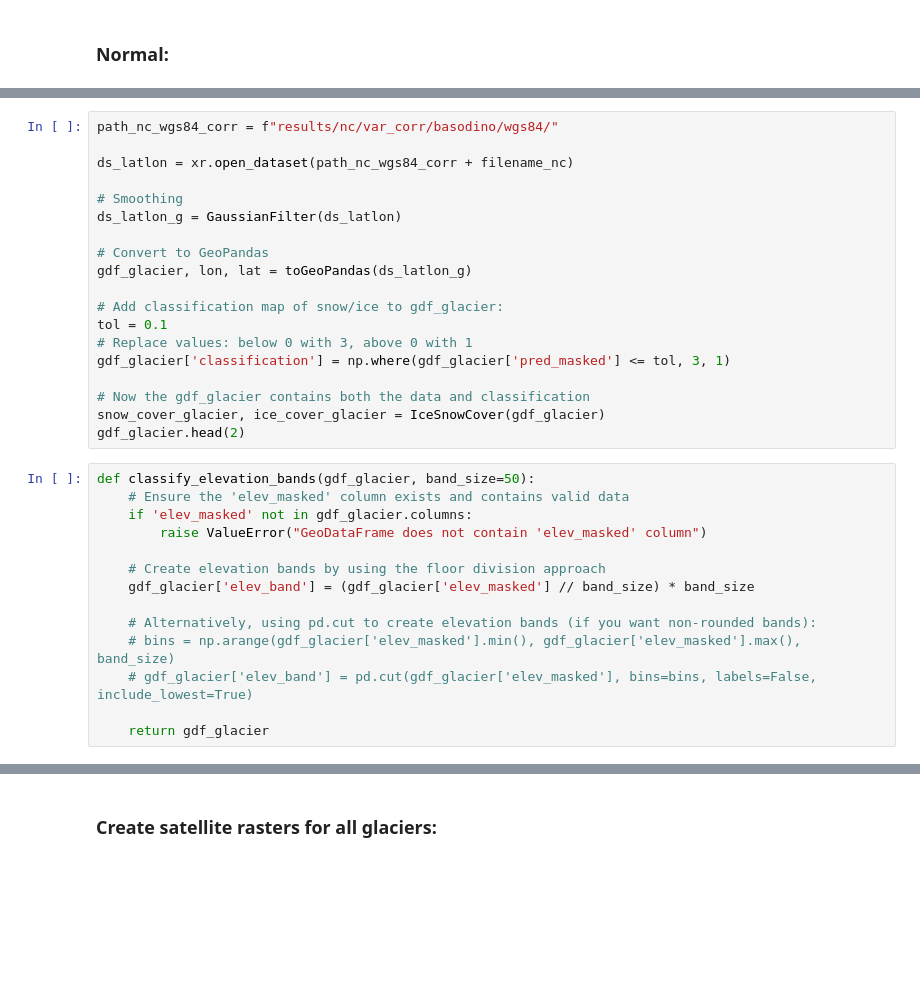
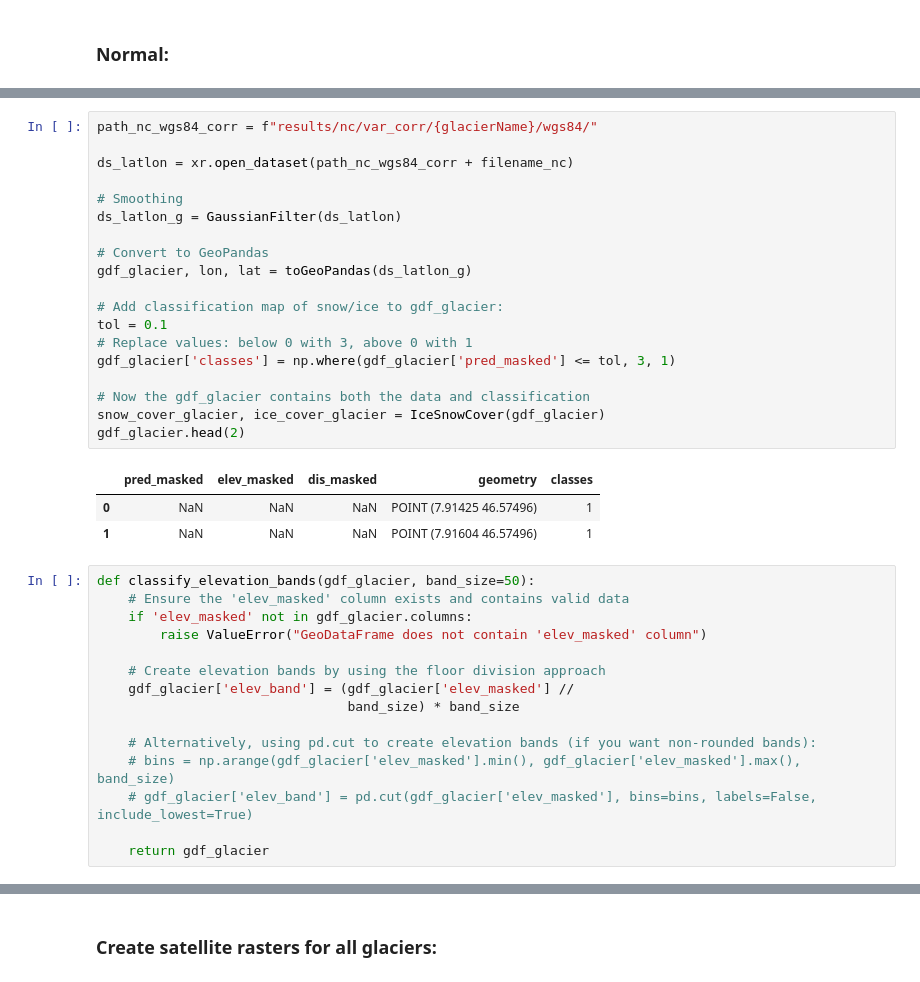
Before and after one commit to ODINN-SciML/MassBalanceMachine, a Jupyter notebook: regions/Switzerland/maps.ipynb, the cells around one changed output, grey strips where cells are left out. Cells and saved outputs as stored; diff of their text form; blank space fills up the shorter version.

```diff
--- a/regions/Switzerland/maps.ipynb
+++ b/regions/Switzerland/maps.ipynb
@@ -137,22 +134,26 @@ plotClasses(gdf_glacier, gdf_glacier_corr, gdf_raster_res, axs,
 # %%
-path_nc_wgs84_corr = f"results/nc/var_corr/basodino/wgs84/"
+path_nc_wgs84_corr = f"results/nc/var_corr/{glacierName}/wgs84/"
 
 ds_latlon = xr.open_dataset(path_nc_wgs84_corr + filename_nc)
 
 # Smoothing
 ds_latlon_g = GaussianFilter(ds_latlon)
 
 # Convert to GeoPandas
 gdf_glacier, lon, lat = toGeoPandas(ds_latlon_g)
 
 # Add classification map of snow/ice to gdf_glacier:
 tol = 0.1
 # Replace values: below 0 with 3, above 0 with 1
-gdf_glacier['classification'] = np.where(gdf_glacier['pred_masked'] <= tol, 3, 1)
+gdf_glacier['classes'] = np.where(gdf_glacier['pred_masked'] <= tol, 3, 1)
 
 # Now the gdf_glacier contains both the data and classification
 snow_cover_glacier, ice_cover_glacier = IceSnowCover(gdf_glacier)
 gdf_glacier.head(2)
+# %% [output]
+|  | pred_masked | elev_masked | dis_masked | geometry | classes |
+| 0 | NaN | NaN | NaN | POINT (7.91425 46.57496) | 1 |
+| 1 | NaN | NaN | NaN | POINT (7.91604 46.57496) | 1 |
 # %%
 def classify_elevation_bands(gdf_glacier, band_size=50):
     # Ensure the 'elev_masked' column exists and contains valid data
@@ -160,7 +161,8 @@ def classify_elevation_bands(gdf_glacier, band_size=50):
         raise ValueError("GeoDataFrame does not contain 'elev_masked' column")
 
     # Create elevation bands by using the floor division approach
-    gdf_glacier['elev_band'] = (gdf_glacier['elev_masked'] // band_size) * band_size
+    gdf_glacier['elev_band'] = (gdf_glacier['elev_masked'] //
+                                band_size) * band_size
 
     # Alternatively, using pd.cut to create elevation bands (if you want non-rounded bands):
     # bins = np.arange(gdf_glacier['elev_masked'].min(), gdf_glacier['elev_masked'].max(), band_size)
```
Also changed, not shown: parts of 8 cells of this notebook, 1 other file.
